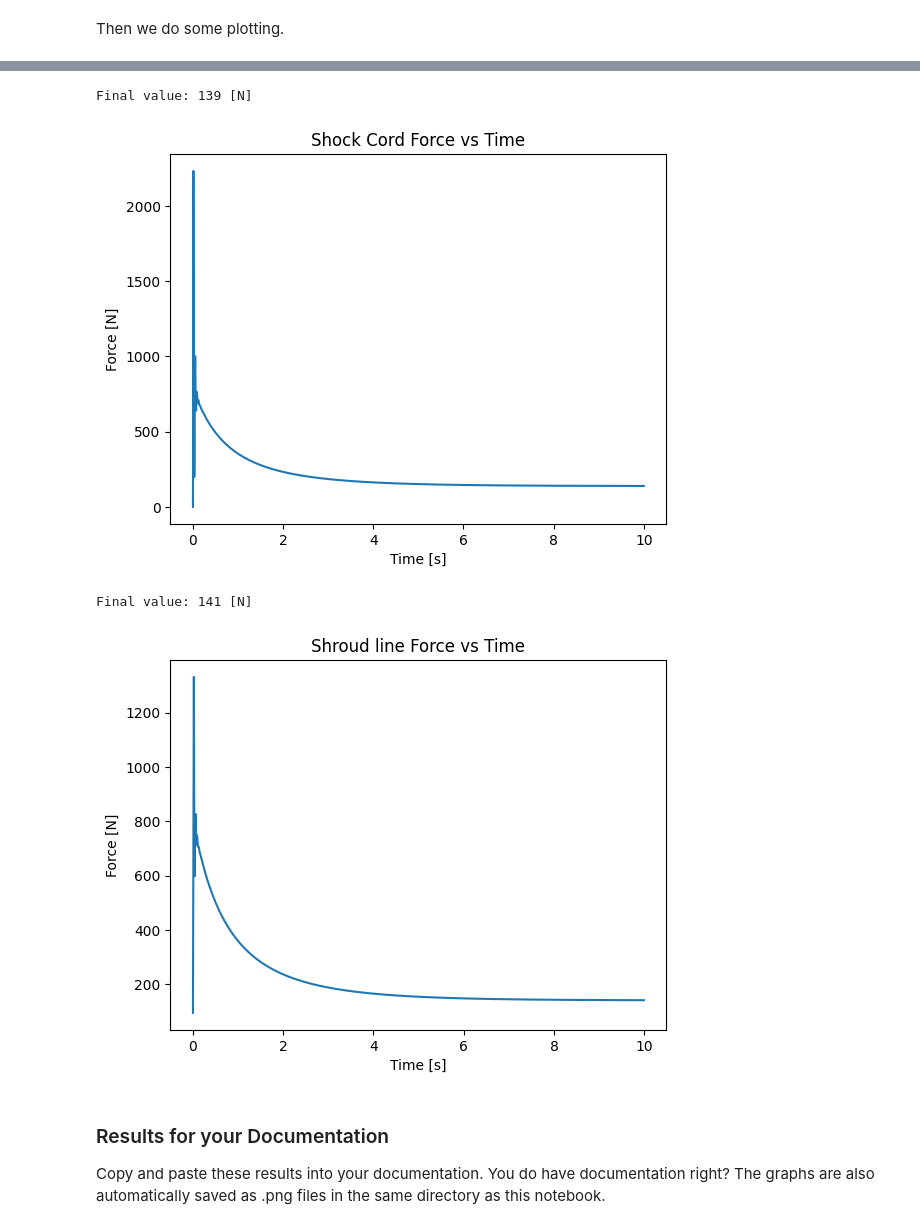
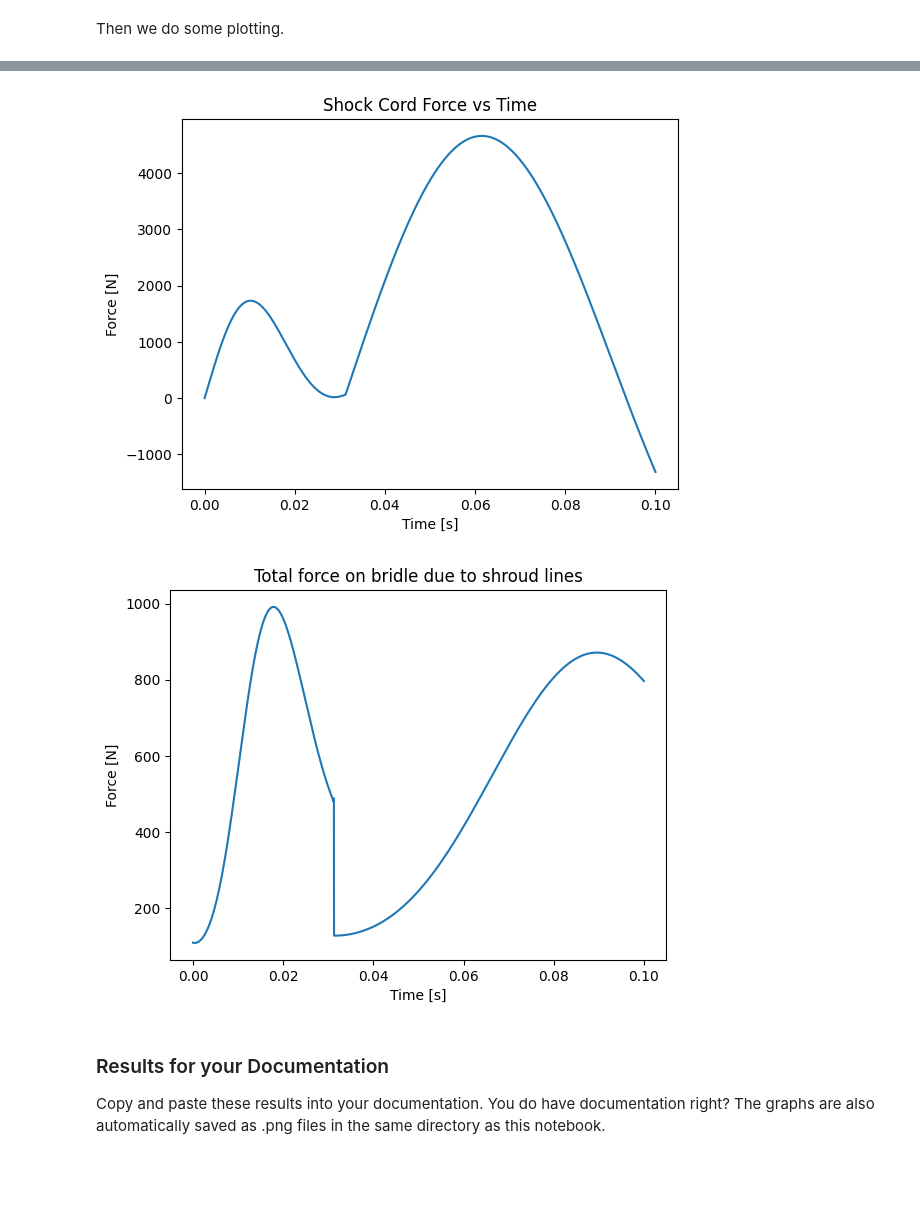
Before and after one commit to UVicRocketry/Parachute-Loading-Simulation, a Jupyter notebook: Parachute Sim.ipynb, the cells around one changed output, grey strips where cells are left out. Drawn from its saved outputs; the diff is of its cells as text; code cells hidden in the pictures; blank space fills up the shorter version.

Commit message:
Clarify shroud line force and clean up markdown

```diff
--- a/Parachute Sim.ipynb
+++ b/Parachute Sim.ipynb
@@ -58,5 +79,5 @@ Then set the initial conditions:
 # %%
-xr_dot = 52.0   # [m/s] init velocity of rocket at when parachute inflates
-xp_dot = 0.0    # [m/s] init velocity of parachute/nosecone when parachute inflates. Usually approximately zero
-wind   = 30.0   # [m/s] speed of wind at deployment. Positive values increase drag on parachute
+xr_dot = 40.0
+xp_dot = 0.0
+wind   = 30.0
 # %% [markdown]
@@ -64,7 +91,7 @@ Finally the duration to solve over:
 # %%
-t_start = 0.0   # [s]
-t_end   = 10.0   # [s]
-nt      = 1000  # [] Number of data points to plot
+t_start = 0.0
+t_end   = 0.1
+nt      = 5000
 # %% [markdown]
 Now let odeint work some magic... (You don't need to edit anything further)
 # %%
@@ -115,3 +174,12 @@ shroud_line_tension = (mp-ms)*ap + c*(wind + yp[:-1])**2
+# %%
+# Take derivative of velocity of parachute to get acceleration
+ap = np.diff(yp) # yp is the derivative of xp (position of parachute)
+
+# Tension in the shock cords [N]: F = kx
+shock_cord_tension = k*(xr-xp)
+
+# Force on the bridle due to shroud lines is: F = inertial load + drag load
+bridle_shroud_tension = (mp-ms)*ap + c*(wind + yp[:-1])**2
 # %% [markdown]
 Then we do some plotting.
 # %%
@@ -135,22 +203,18 @@ plt.title('Shock Cord Force vs Time')
 plt.xlabel('Time [s]')
 plt.ylabel('Force [N]')
 plt.savefig('shockcord-force-vs-time.png')
-print("Final value: %.0f [N]" % shock_cord_tension[-1])
 # %% [output]
-Final value: 139 [N]
-[figure, old version]
+[figure, new version]
 # %%
 plt.close(); plt.figure()
 
-plt.plot(t[:-1], shroud_line_tension,label='Force on shroud lines')
-plt.title('Shroud line Force vs Time')
+plt.plot(t[:-1], bridle_shroud_tension)
+plt.title('Total force on bridle due to shroud lines')
 plt.xlabel('Time [s]')
 plt.ylabel('Force [N]')
-plt.savefig('shroud-force-vs-time.png')
-print("Final value: %.0f [N]" % shroud_line_tension[-1])
+plt.savefig('bridle-shroud-force-vs-time.png')
 # %% [output]
-Final value: 141 [N]
-[figure, old version]
+[figure, new version]
 # %% [markdown]
 ### Results for your Documentation
 Copy and paste these results into your documentation. You do have documentation right? The graphs are also automatically saved as .png files in the same directory as this notebook.
```
Also changed, not shown: parts of 12 cells of this notebook, 1 other file.
